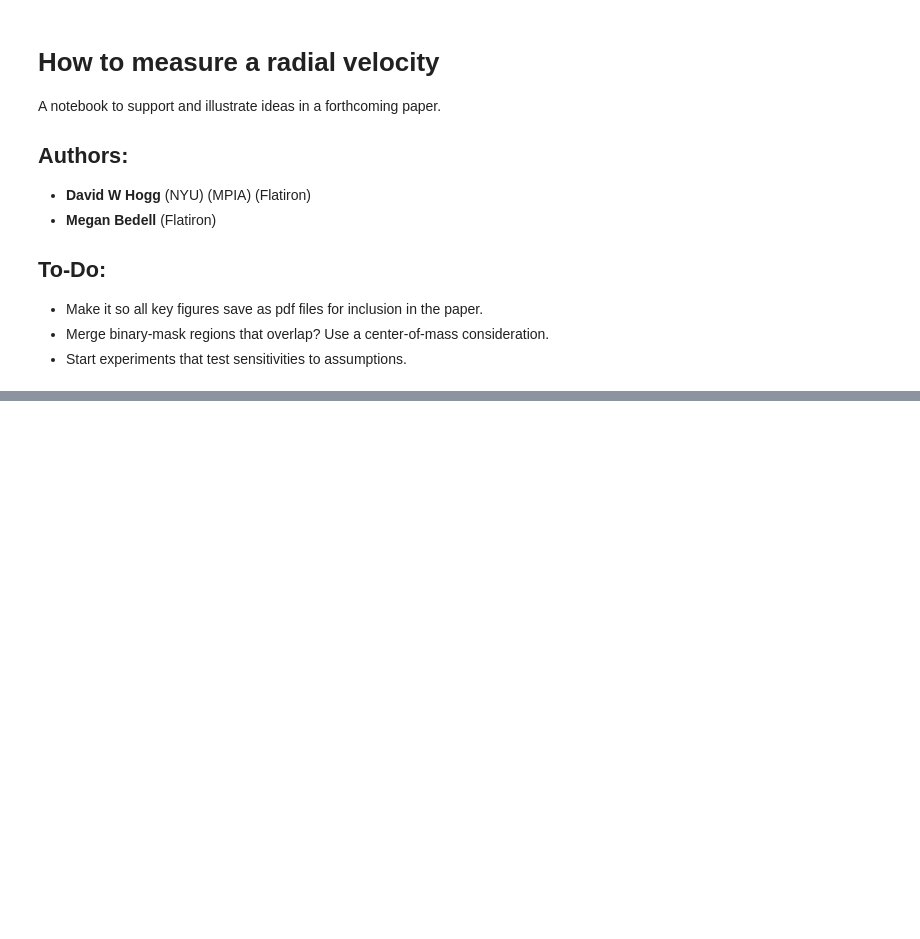
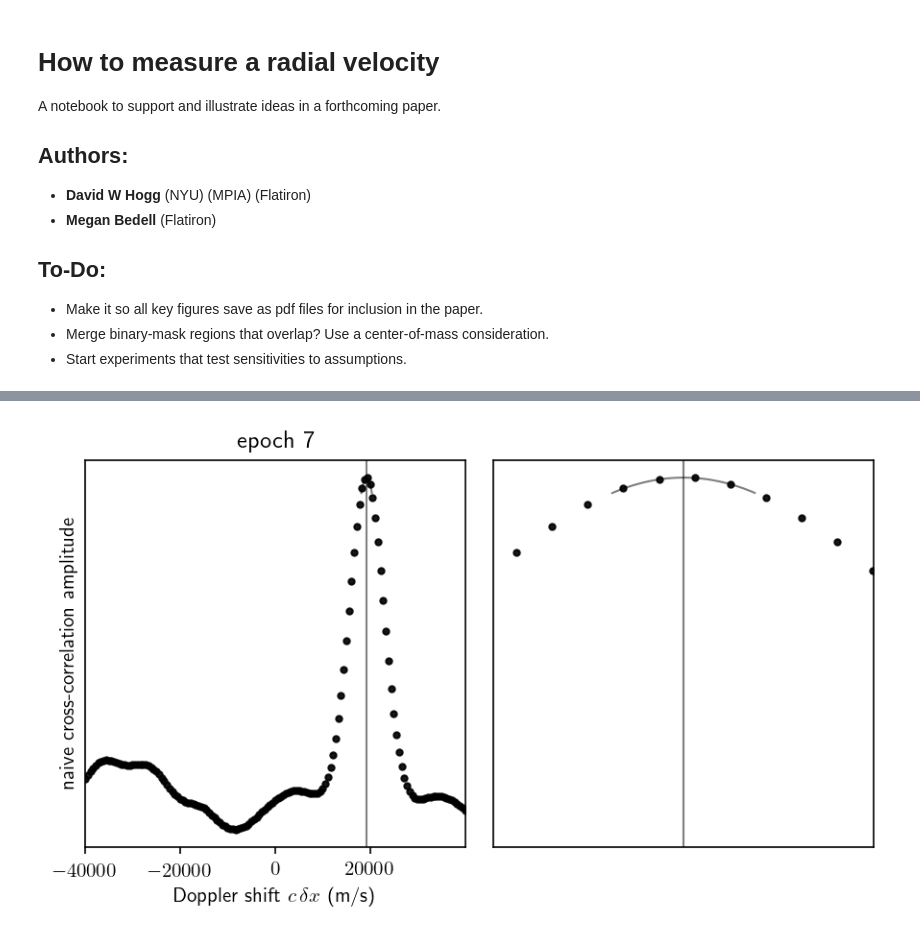
Before and after one commit to davidwhogg/EPRV2, a Jupyter notebook: notebook/how_to_measure_RV.ipynb, the cells around one changed output, grey strips where cells are left out. Cells and saved outputs as stored; diff of their text form; code cells hidden in the pictures; blank space fills up the shorter version.

Commit message:
ccf figure

```diff
--- a/notebook/how_to_measure_RV.ipynb
+++ b/notebook/how_to_measure_RV.ipynb
@@ -22,7 +22,7 @@ sqrt2pi = np.sqrt(2. * np.pi)
 # %%
 # has to be in its own cell?
 plt.rc('figure', figsize=(6.0, 3.6), dpi=150, autolayout=True)
-# plt.rc('text', usetex=True)
+plt.rc('text', usetex=True)
 # %%
 # define high-level parameters, especially including spectrograph parameters
 R = 1.35e5 # resolution
@@ -178,19 +185,23 @@ print(best_doppler)
 # %%
 # plot the CCF for one epoch
 def plot_ccf(doppler, ccs, ddp, ccp, ylabel):
     fig, axes = plt.subplots(1, 2, sharex=False, sharey=True)
     for ax in axes:
         ax.axvline(c * doppler, color="k", alpha=0.5, lw=1)
         ax.plot(c * ddp, ccp, "k-", alpha=0.5, lw=1)
         ax.plot(c * dopplers, ccs, "k.", alpha=0.9)
     axes[0].set_xlim(np.min(c * dopplers), np.max(c * dopplers))
     axes[1].set_xlim(c * doppler - 4. * c * Delta_x, c * doppler + 4. * c * Delta_x)
     axes[0].set_xlabel(r"Doppler shift $c\,\delta x$ (m/s)")
     axes[0].get_yaxis().set_ticks([])
     axes[1].get_xaxis().set_ticks([])
     axes[0].set_ylabel(ylabel)
     axes[0].set_title("epoch {}".format(j))
-plot_ccf(best_doppler, ccs, ddp, ccp, r"naive cross-correlation amplitude")
+    return fig
+fig = plot_ccf(best_doppler, ccs, ddp, ccp, r"naive cross-correlation amplitude")
+fig.savefig()
+# %% [output]
+[figure, added]
 # %%
 # get all the CCF RVs for all epochs
 best_ccf_dopplers = get_all_ccf_rvs(ys, xs)
```
Also changed, not shown: parts of 14 cells of this notebook, 2 other files.
